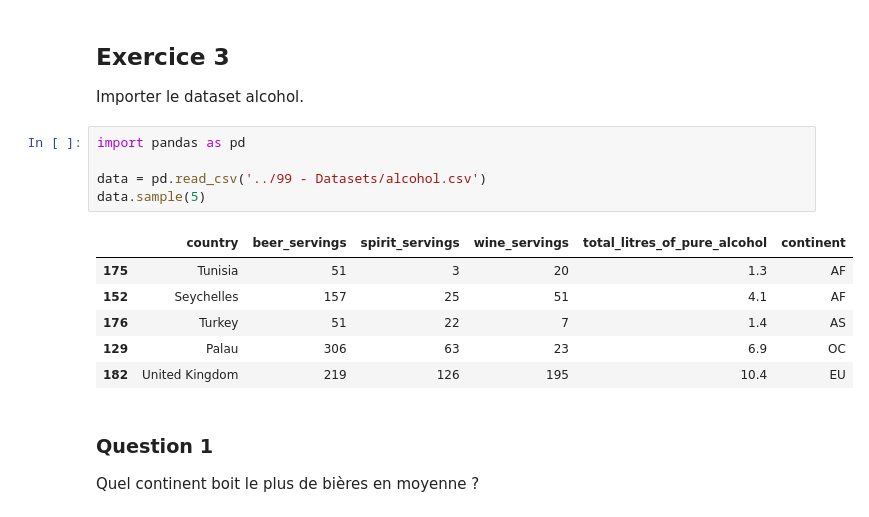
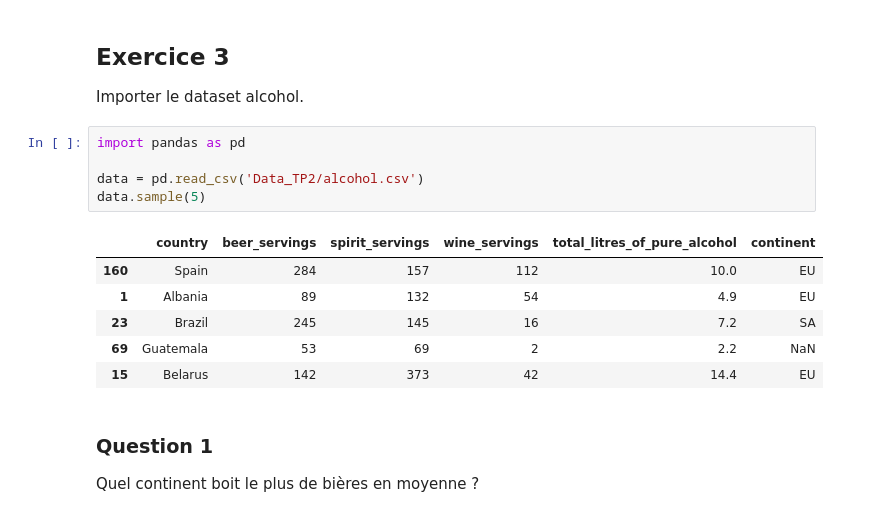
Before and after one commit to CoConstan/gh-pages, a Jupyter notebook: media/files/TP02 Correction PythonPandas.ipynb, the cells around one changed output. Cells and saved outputs as stored; diff of their text form.

```diff
--- a/media/files/TP02 Correction PythonPandas.ipynb
+++ b/media/files/TP02 Correction PythonPandas.ipynb
@@ -286,15 +292,15 @@ Importer le dataset alcohol.
 # %%
 import pandas as pd
 
-data = pd.read_csv('../99 - Datasets/alcohol.csv')
+data = pd.read_csv('Data_TP2/alcohol.csv')
 data.sample(5)
 # %% [output]
 |  | country | beer_servings | spirit_servings | wine_servings | total_litres_of_pure_alcohol | continent |
-| 175 | Tunisia | 51 | 3 | 20 | 1.3 | AF |
-| 152 | Seychelles | 157 | 25 | 51 | 4.1 | AF |
-| 176 | Turkey | 51 | 22 | 7 | 1.4 | AS |
-| 129 | Palau | 306 | 63 | 23 | 6.9 | OC |
-| 182 | United Kingdom | 219 | 126 | 195 | 10.4 | EU |
+| 160 | Spain | 284 | 157 | 112 | 10.0 | EU |
+| 1 | Albania | 89 | 132 | 54 | 4.9 | EU |
+| 23 | Brazil | 245 | 145 | 16 | 7.2 | SA |
+| 69 | Guatemala | 53 | 69 | 2 | 2.2 | NaN |
+| 15 | Belarus | 142 | 373 | 42 | 14.4 | EU |
 # %% [markdown]
 ### Question 1
 
```
Also changed, not shown: parts of 9 cells of this notebook, 2 other files.
